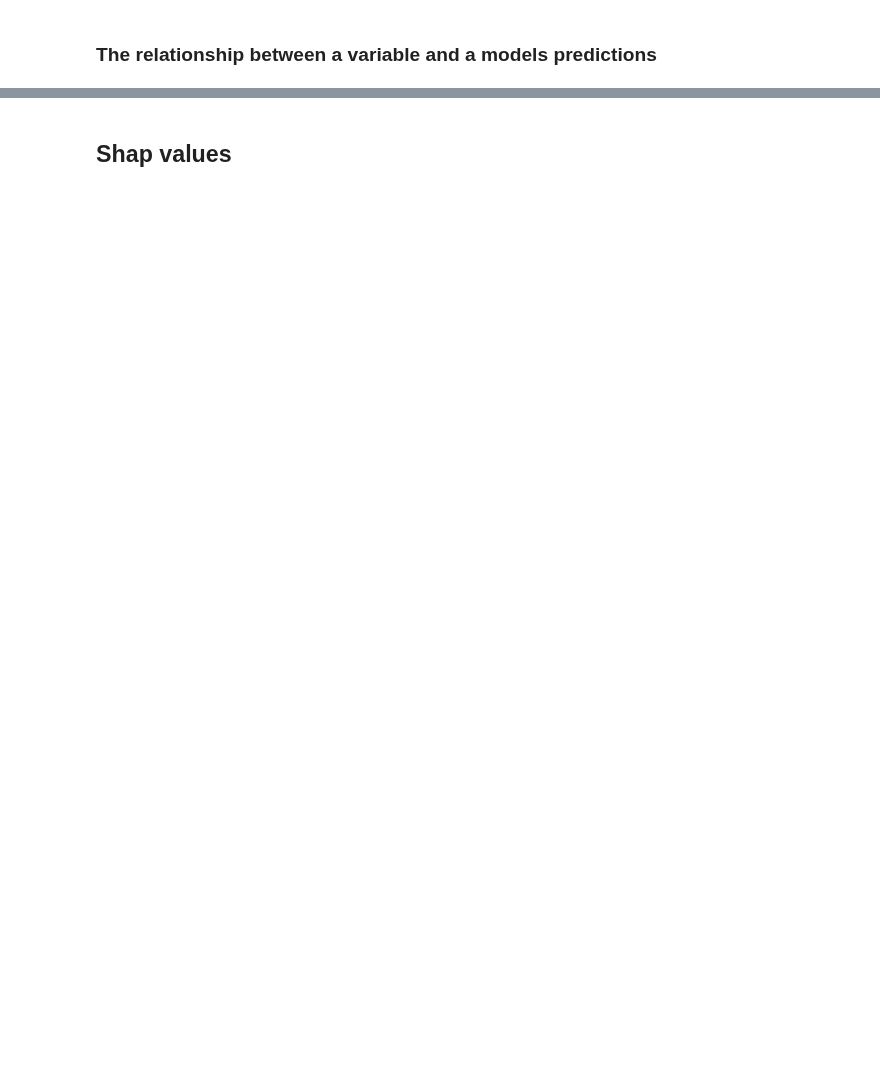
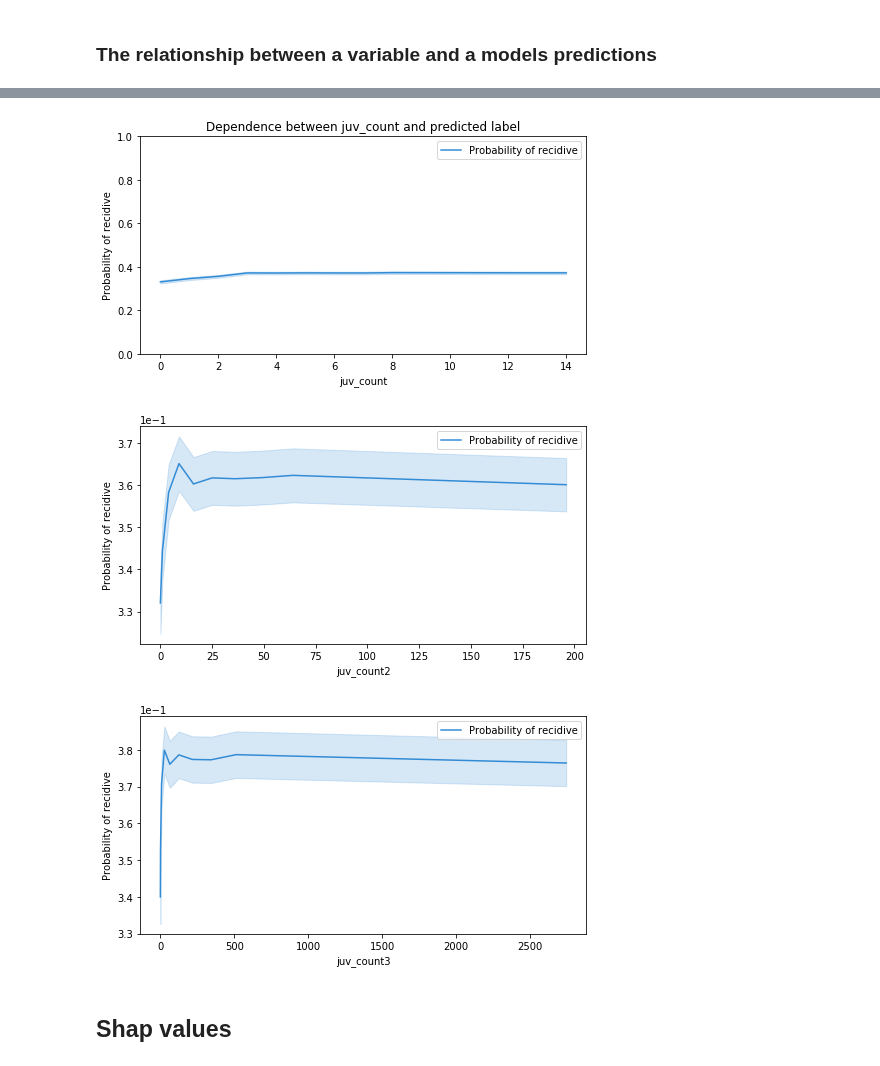
Before and after one commit to SanGreel/noble-model-audit, a Jupyter notebook: feature_selection/feature_importance_analysis.ipynb, the cells around one changed output, grey strips where cells are left out. Saved outputs shown, nothing was run; the diff lists cells and outputs as text; code cells hidden in the pictures; blank space fills up the shorter version.

```diff
--- a/feature_selection/feature_importance_analysis.ipynb
+++ b/feature_selection/feature_importance_analysis.ipynb
@@ -197,3 +127,9 @@ findDataFrameCorrelationsAndPlot(df)
+# %%
+plotNegativeClassFeatureRelation(['juv_count', 'juv_count2', 'juv_count3'])
+# %% [output]
+[figure, added]
+[figure, added]
+[figure, added]
 # %% [markdown]
 ## Shap values
 # %%
```
Also changed, not shown: parts of 42 cells of this notebook, 2 other files.
